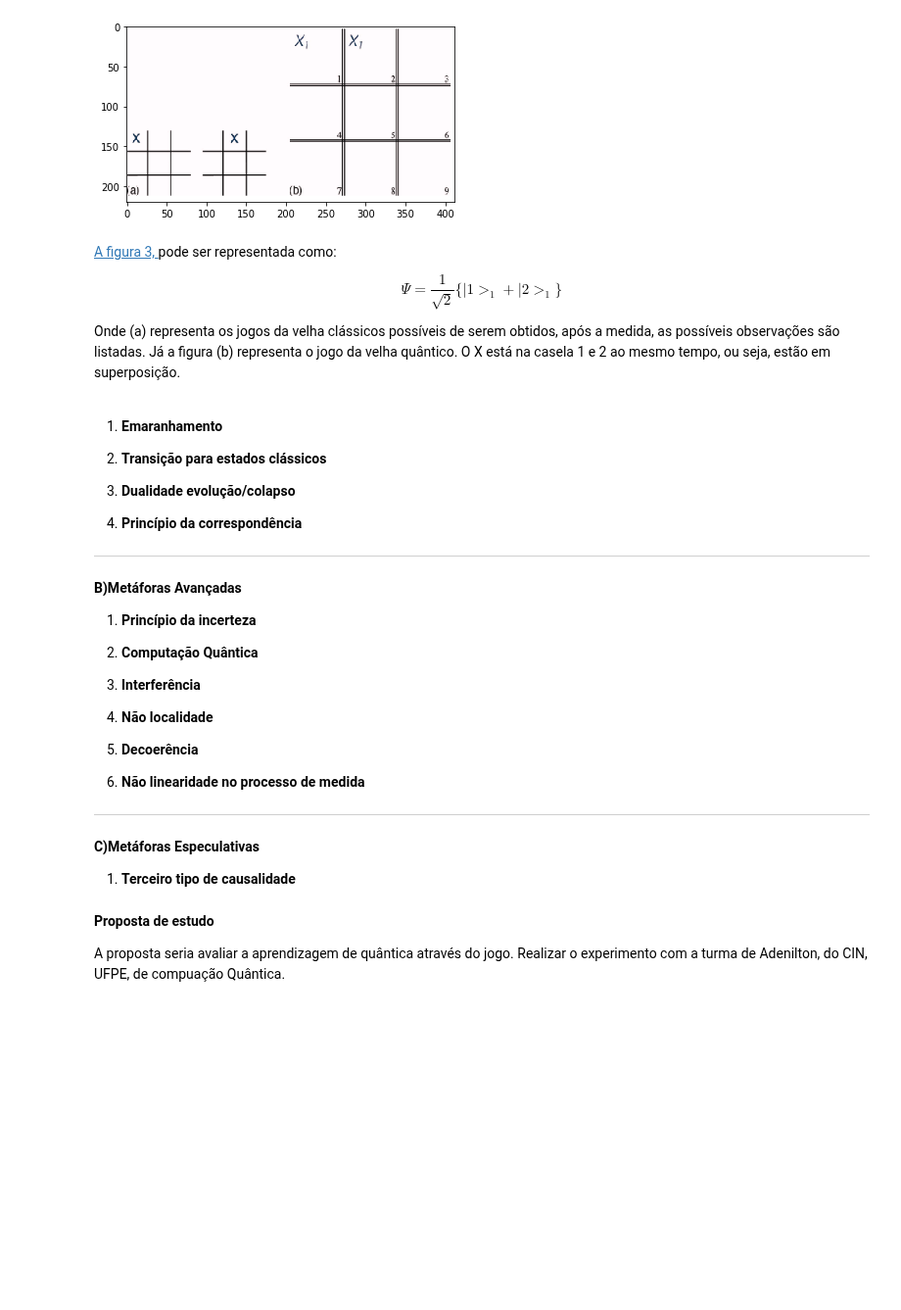
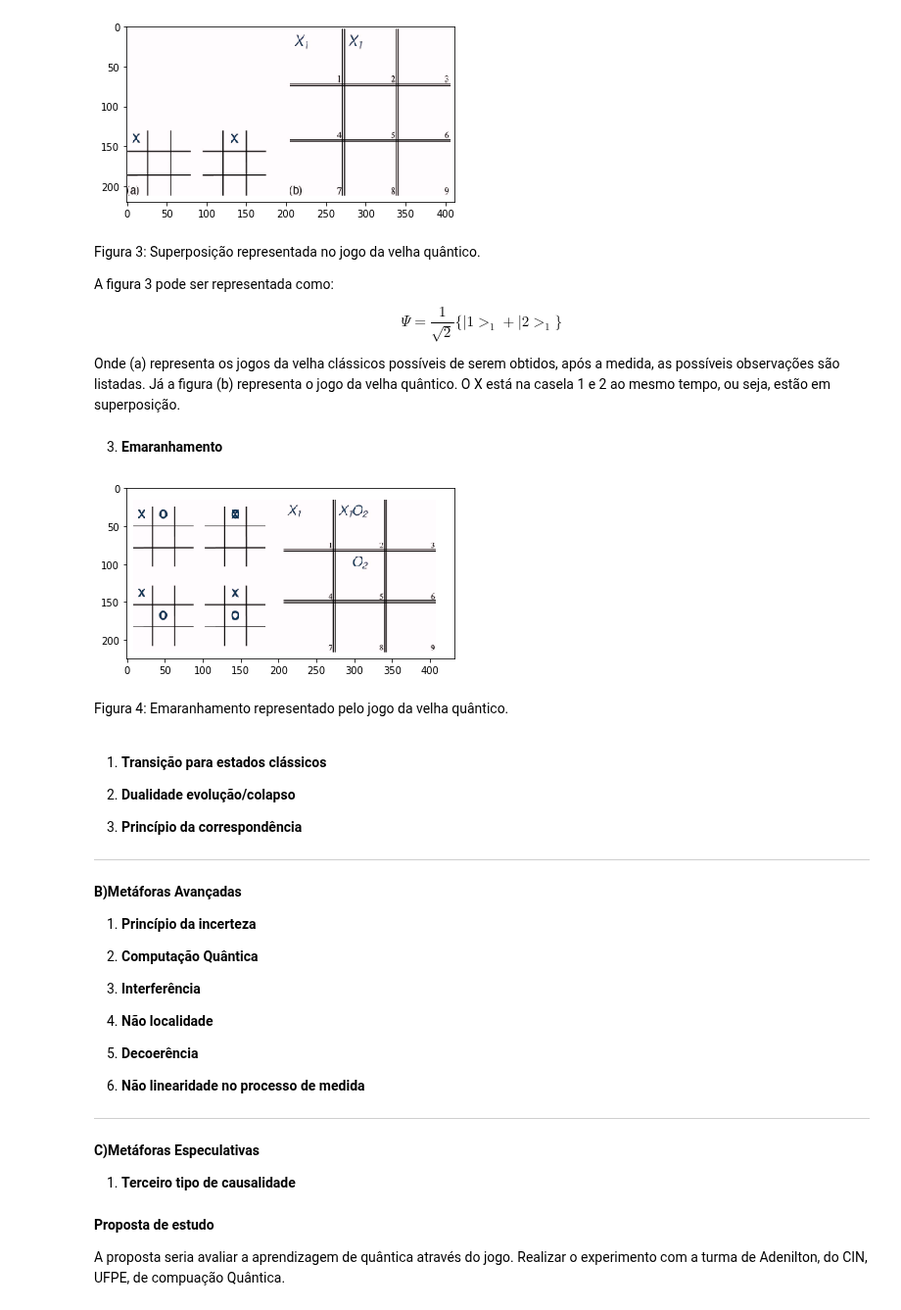
Before and after one commit to adjs/comp-quantica, a Jupyter notebook: Quantica.ipynb, the cells around one changed output. Shown at 98% size. Drawn from its saved outputs; the diff is of its cells as text; code cells hidden in the pictures; blank space fills up the shorter version.

```diff
--- a/Quantica.ipynb
+++ b/Quantica.ipynb
@@ -52,18 +54,24 @@ imgplot = plt.imshow(img3)
 # %% [output]
 [figure]
 # %% [markdown]
+Figura 3: Superposição representada no jogo da velha quântico.
 
 
-
-[A figura 3, ](https://uploaddeimagens.com.br/imagens/1-png-5322ffd3-48cc-40e6-82a9-45b45bcc3969)pode ser representada como:
+A figura 3 pode ser representada como:
 
 $$\Psi = \frac{1}{\sqrt{2}}\{\big|1\big>_1 + \big|2\big>_1\}$$
 
 
 Onde (a) representa os jogos da velha clássicos possíveis de serem obtidos,  após a medida, as possíveis observações são listadas. Já a figura (b) representa o jogo da velha quântico. O X está na casela 1 e 2 ao mesmo tempo, ou seja, estão em superposição.
+# %% [markdown]
+3.  **Emaranhamento**
+# %%
+imgplot = plt.imshow(img4)
+# %% [output]
+[figure, added]
+# %% [markdown]
+ Figura 4: Emaranhamento representado pelo jogo da velha quântico.
 # %% [markdown]
-1.   **Emaranhamento**
-
 1.   **Transição para estados clássicos**
 2.   **Dualidade evolução/colapso**
 
```
Also changed, not shown: parts of 7 cells of this notebook.
